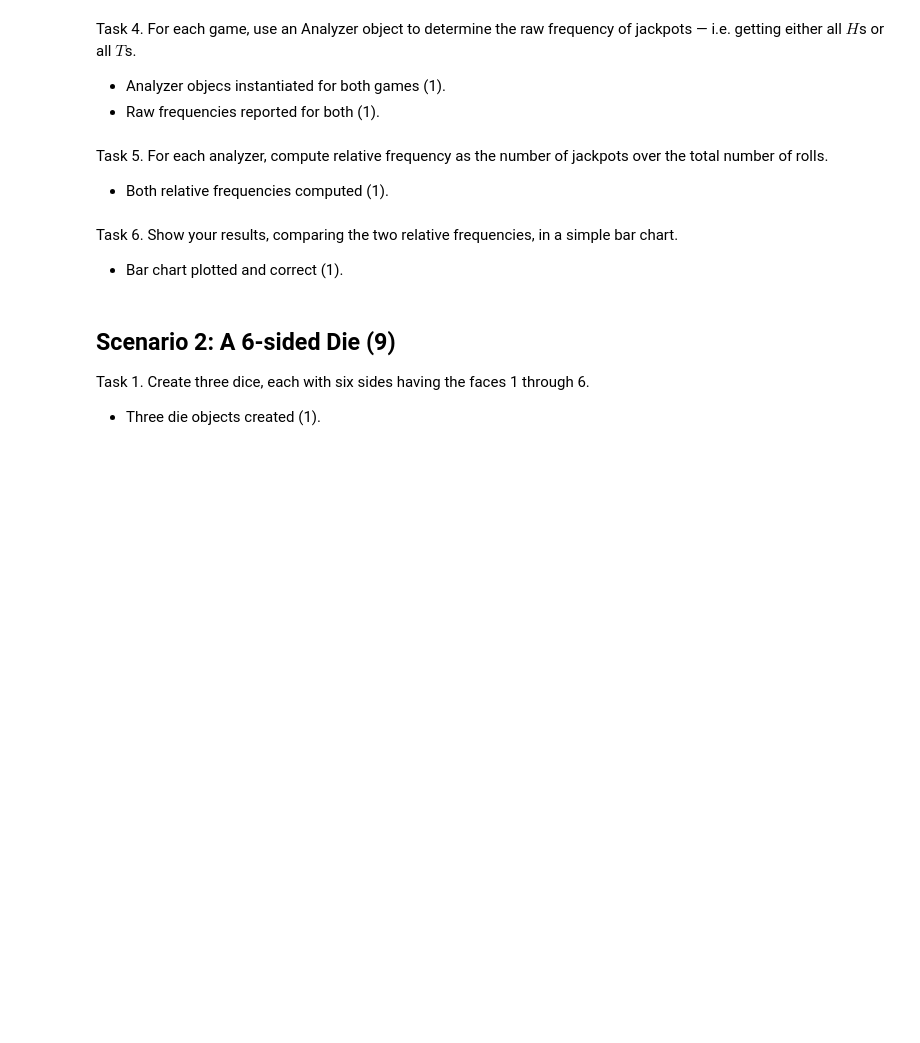
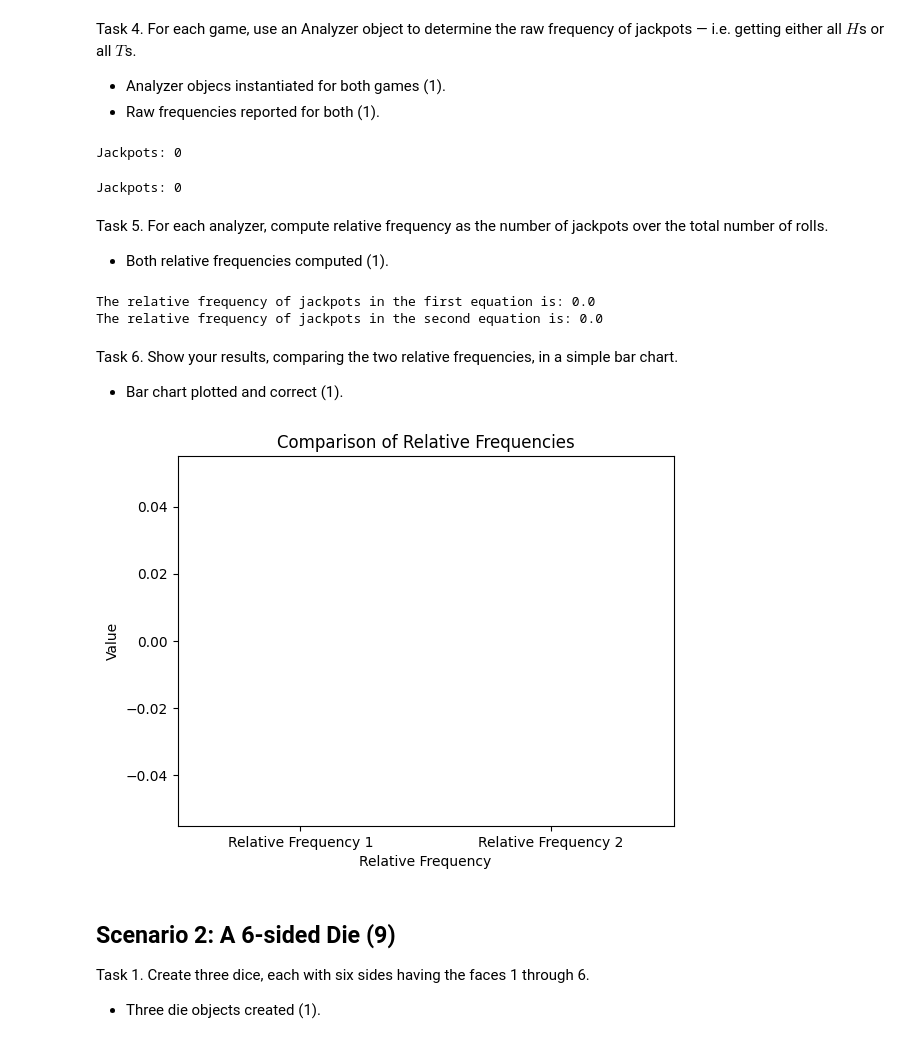
Before and after one commit to kianadane/ds5100-finalproject2-urn8he, a Jupyter notebook: DANE_DS5100_finalproject.ipynb, the cells around one changed output. Drawn from its saved outputs; the diff is of its cells as text; code cells hidden in the pictures; blank space fills up the shorter version.

```diff
--- a/DANE_DS5100_finalproject.ipynb
+++ b/DANE_DS5100_finalproject.ipynb
@@ -427,3 +386,16 @@ Coin 2, Heads: 514 Tails: 486
+# %%
+faces1 = np.array(['H', 'T'], dtype=str)
+weights1 = np.array([0.5, 0.5], dtype=float)
+faces2 = np.array(['H', 'T'], dtype=str)
+weights2 = np.array([0.8, 0.2], dtype=float)
+
+fairdie1 = Die(faces1, weights1)
+fairdie2 = Die(faces1, weights1)
+unfairdie1 = Die(faces2, weights2)
+
+dice_final = [fairdie1, fairdie2]
+game1 = Game(dice_final, 1000)
+game1_results = game1.play(1000)
 # %% [markdown]
 Task 3. Play another game (using a new Game object) of $1000$ flips, this time using two unfair dice and one fair die. For the second unfair die, you can use the same die object twice in the list of dice you pass to the Game object.
 
@@ -481,14 +444,49 @@ Task 4. For each game, use an Analyzer object to determine the raw frequency of
 
 - Analyzer objecs instantiated for both games (1).
 - Raw frequencies reported for both (1).
+# %%
+analyzer1 = Analyzer(game1)
+frequency1 = analyzer1.jackpot()
+print(f"Jackpots:" , frequency1)
+# %% [output]
+Jackpots: 0
+# %%
+analyzer2 = Analyzer(game2)
+frequency2 = analyzer2.jackpot()
+print(f"Jackpots:" , frequency2)
+# %% [output]
+Jackpots: 0
 # %% [markdown]
 Task 5. For each analyzer, compute relative frequency as the number of jackpots over the total number of rolls.
 
 - Both relative frequencies computed (1).
+# %%
+relative_frequency1 = frequency1/1000
+relative_frequency2 = frequency2/1000
+print(f"The relative frequency of jackpots in the first equation is: {relative_frequency1}")
+print(f"The relative frequency of jackpots in the second equation is: {relative_frequency2}")
+# %% [output]
+The relative frequency of jackpots in the first equation is: 0.0
+The relative frequency of jackpots in the second equation is: 0.0
 # %% [markdown]
 Task 6. Show your results, comparing the two relative frequencies, in a simple bar chart.
 
 - Bar chart plotted and correct (1).
+# %%
+import matplotlib.pyplot as plt
+
+labels = ['Relative Frequency 1', 'Relative Frequency 2']
+values = [relative_frequency1, relative_frequency2]
+
+plt.bar(labels, values)
+
+plt.xlabel('Relative Frequency')
+plt.ylabel('Value')
+plt.title('Comparison of Relative Frequencies')
+
+plt.show()
+# %% [output]
+[figure, added]
 # %% [markdown]
 ## Scenario 2: A 6-sided Die (9)
 
```
Also changed, not shown: parts of 24 cells of this notebook, 4 other files.
